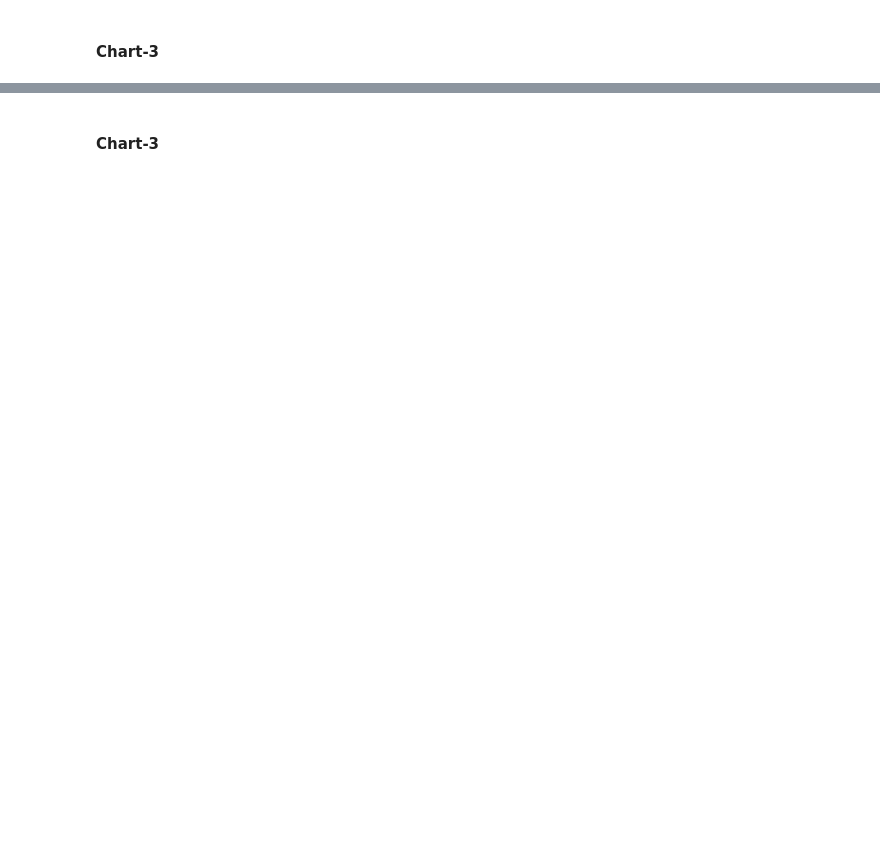
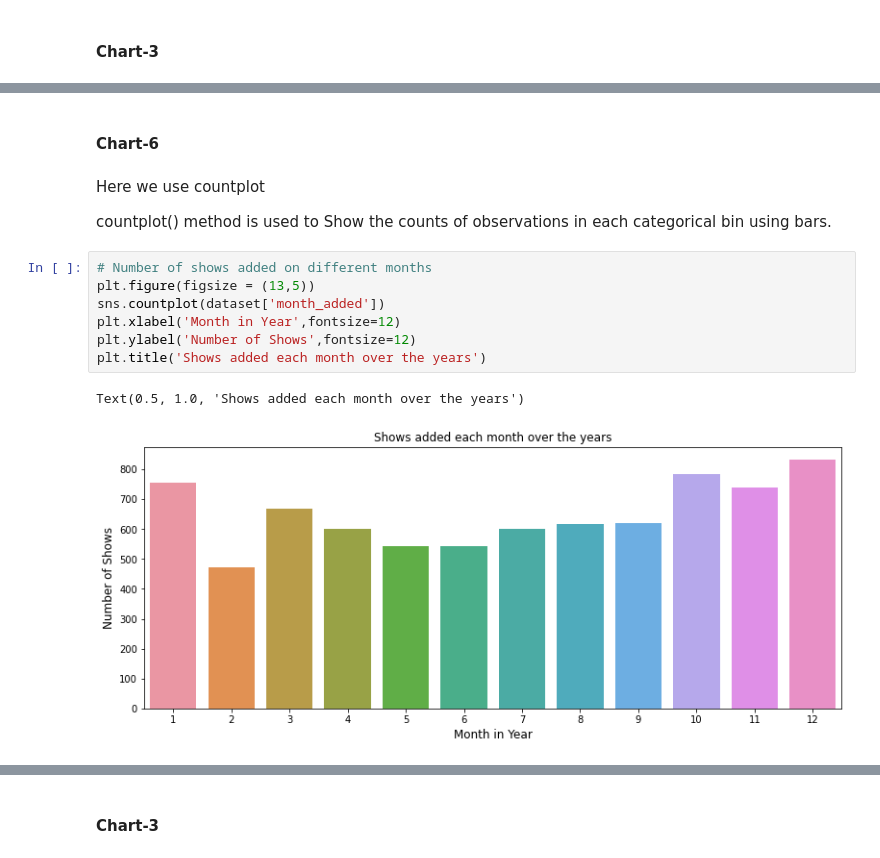
Before and after one commit to KrushnaChaure/Netflix-Movies-and-TV-Shows-Clustering, a Jupyter notebook: Krushna_Chaure_Netflix_Movies_and_TV_Shows_Clustering_Capstone_Project.ipynb, the cells around one changed output, grey strips where cells are left out. Saved outputs shown, nothing was run; the diff lists cells and outputs as text; blank space fills up the shorter version.

```diff
--- a/Krushna_Chaure_Netflix_Movies_and_TV_Shows_Clustering_Capstone_Project.ipynb
+++ b/Krushna_Chaure_Netflix_Movies_and_TV_Shows_Clustering_Capstone_Project.ipynb
@@ -510,0 +602,16 @@ From above bar plot there are showing Top 10 directors by number of shows direct
+# %% [markdown]
+#### Chart-6
+# %% [markdown]
+Here we use countplot
+
+countplot() method is used to Show the counts of observations in each categorical bin using bars.
+# %%
+# Number of shows added on different months
+plt.figure(figsize = (13,5))
+sns.countplot(dataset['month_added'])
+plt.xlabel('Month in Year',fontsize=12)
+plt.ylabel('Number of Shows',fontsize=12)
+plt.title('Shows added each month over the years')
+# %% [output]
+Text(0.5, 1.0, 'Shows added each month over the years')
+[figure, added]
```
Also changed, not shown: parts of 56 cells of this notebook.
